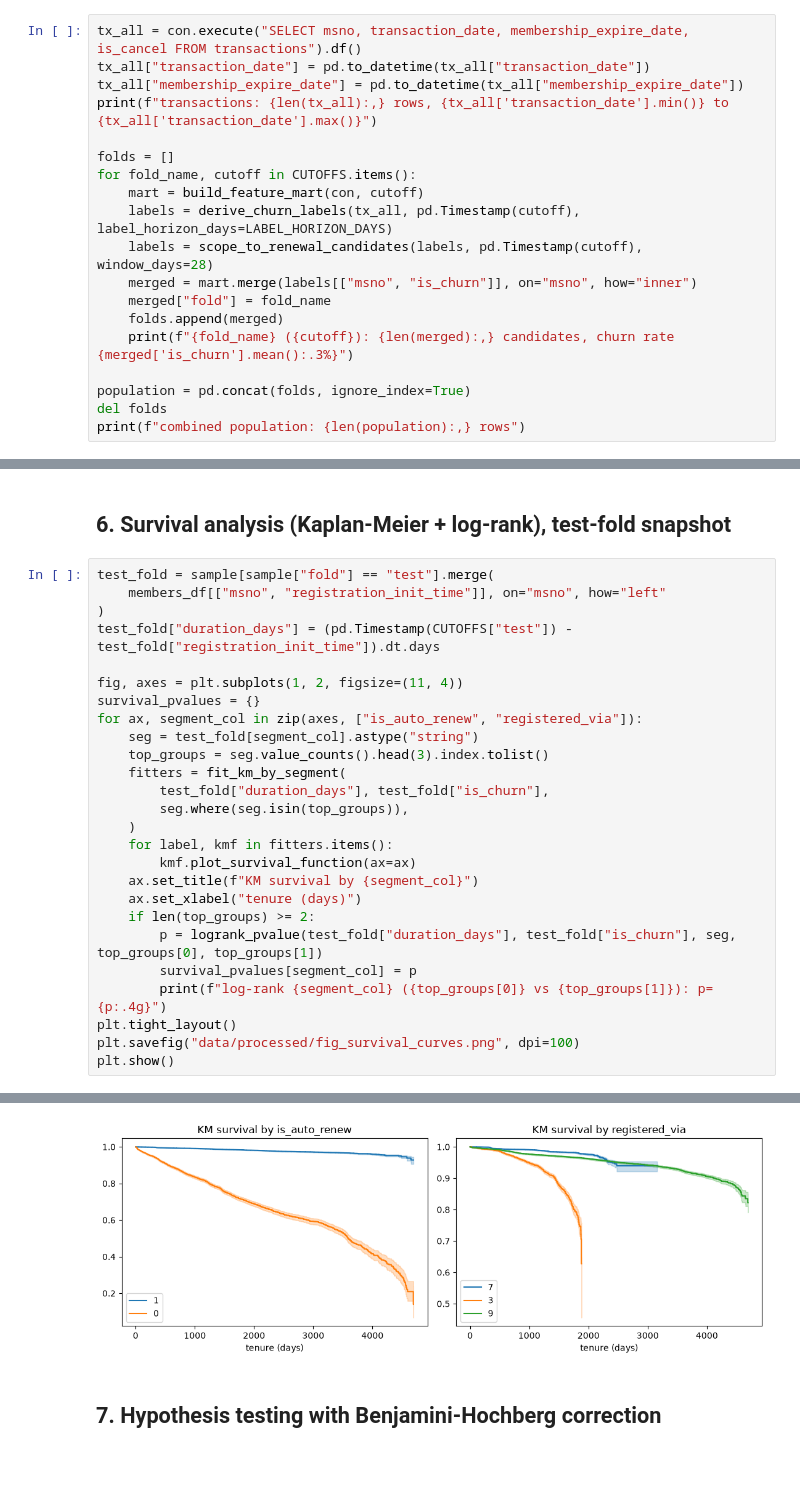
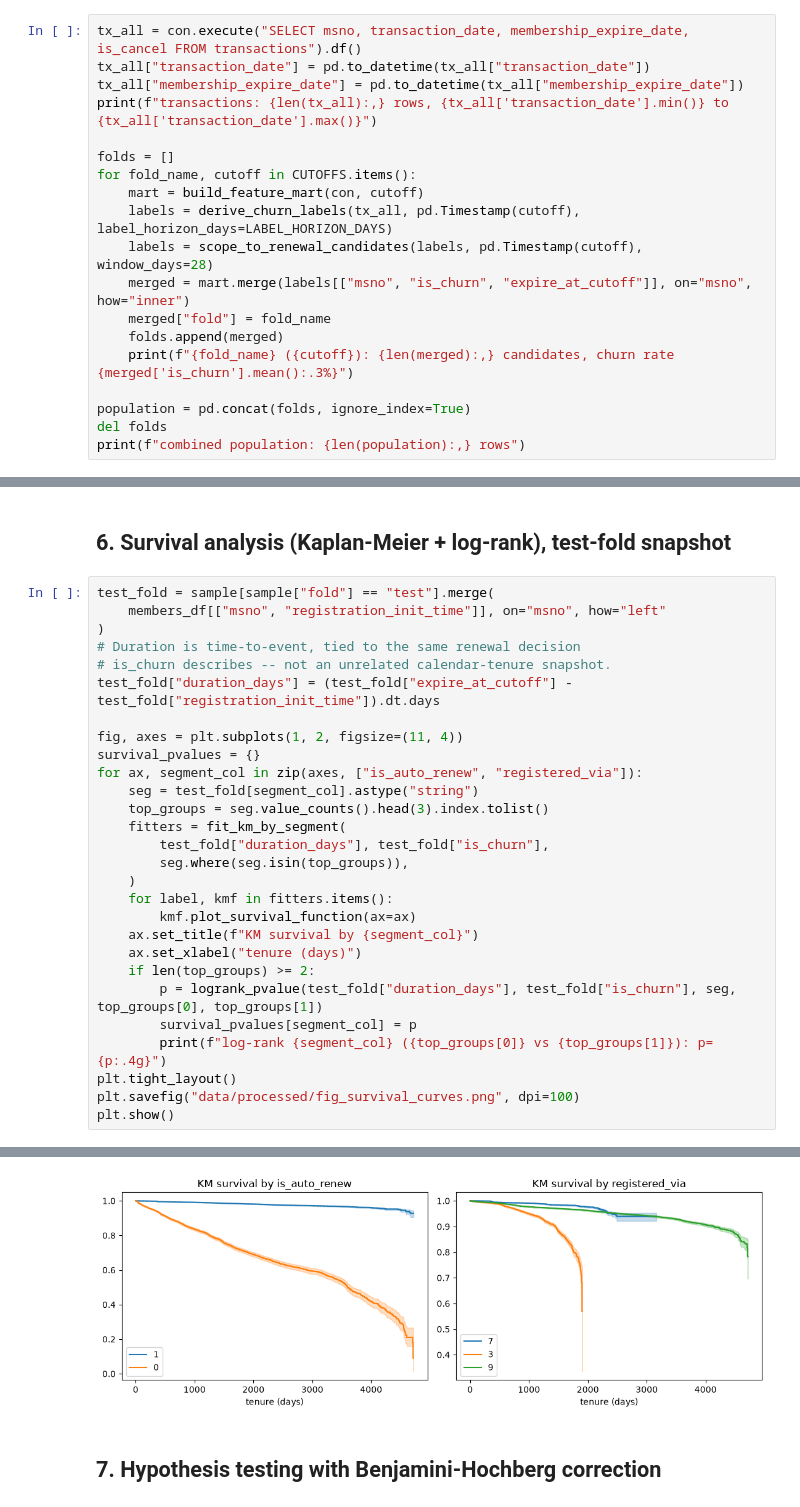
Before and after one commit to katealkuzmina/churn-retention-analysis, a Jupyter notebook: churn_retention_analysis.ipynb, the cells around one changed output, grey strips where cells are left out. Cells and saved outputs as stored; diff of their text form; blank space fills up the shorter version.

Commit message:
fix: tie KM survival duration to the same renewal decision as the churn event

```diff
--- a/churn_retention_analysis.ipynb
+++ b/churn_retention_analysis.ipynb
@@ -121,7 +121,7 @@ for fold_name, cutoff in CUTOFFS.items():
     mart = build_feature_mart(con, cutoff)
     labels = derive_churn_labels(tx_all, pd.Timestamp(cutoff), label_horizon_days=LABEL_HORIZON_DAYS)
     labels = scope_to_renewal_candidates(labels, pd.Timestamp(cutoff), window_days=28)
-    merged = mart.merge(labels[["msno", "is_churn"]], on="msno", how="inner")
+    merged = mart.merge(labels[["msno", "is_churn", "expire_at_cutoff"]], on="msno", how="inner")
     merged["fold"] = fold_name
     folds.append(merged)
     print(f"{fold_name} ({cutoff}): {len(merged):,} candidates, churn rate {merged['is_churn'].mean():.3%}")
@@ -192,7 +193,9 @@ plt.show()
 test_fold = sample[sample["fold"] == "test"].merge(
     members_df[["msno", "registration_init_time"]], on="msno", how="left"
 )
-test_fold["duration_days"] = (pd.Timestamp(CUTOFFS["test"]) - test_fold["registration_init_time"]).dt.days
+# Duration is time-to-event, tied to the same renewal decision
+# is_churn describes -- not an unrelated calendar-tenure snapshot.
+test_fold["duration_days"] = (test_fold["expire_at_cutoff"] - test_fold["registration_init_time"]).dt.days
 
 fig, axes = plt.subplots(1, 2, figsize=(11, 4))
 survival_pvalues = {}
@@ -220,4 +223,4 @@ log-rank registered_via (7 vs 9): p=8.221e-19
-[figure, old version]
+[figure, new version]
 # %% [markdown]
 ## 7. Hypothesis testing with Benjamini-Hochberg correction
 # %%
```
Also changed, not shown: parts of 3 cells of this notebook, 7 other files.
